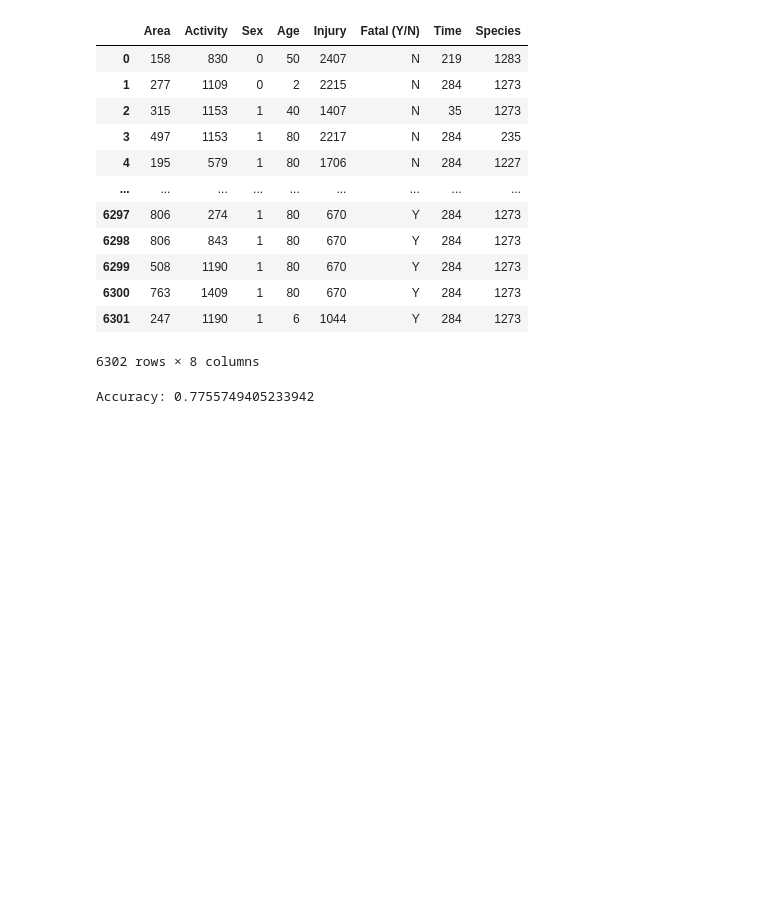
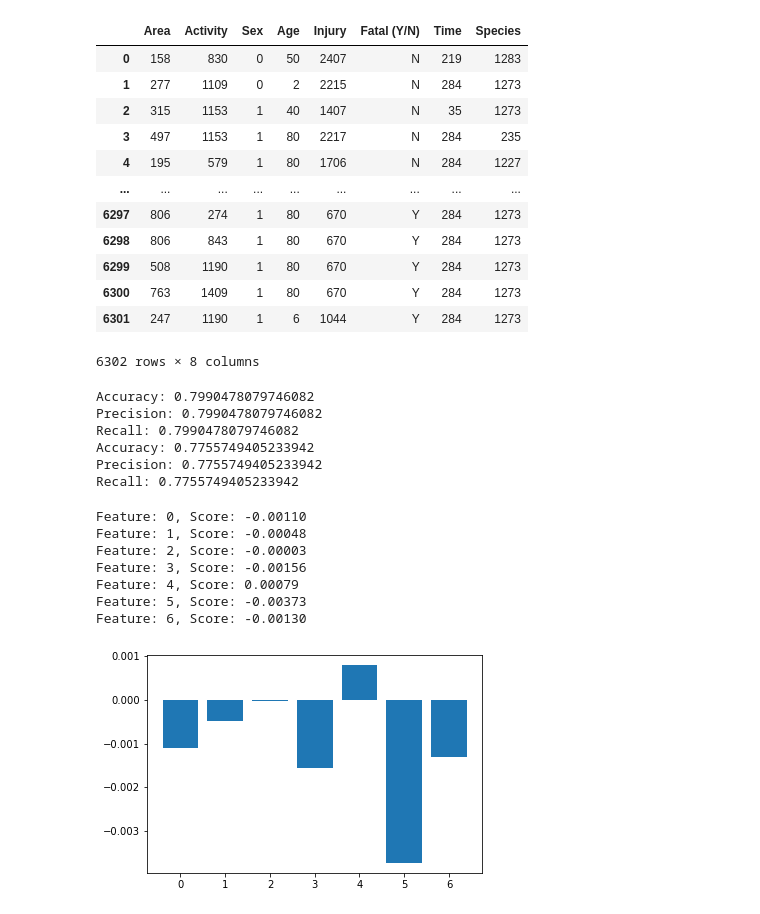
Before and after one commit to ajcipolle/sharkattack, a Jupyter notebook: Project_3_UO_Data/model_2.ipynb, the cells around one changed output. Drawn from its saved outputs; the diff is of its cells as text; code cells hidden in the pictures; blank space fills up the shorter version.

```diff
--- a/Project_3_UO_Data/model_2.ipynb
+++ b/Project_3_UO_Data/model_2.ipynb
@@ -34,19 +34,55 @@ X_train, X_test, y_train, y_test = train_test_split(X, y, test_size=test_size, r
 
 from sklearn.ensemble import RandomForestClassifier
 clf = RandomForestClassifier(max_depth=2, random_state=0)
-
 clf.fit(X_train,y_train)
-
 y_pred=clf.predict(X_test)
 
+#from sklearn.tree import DecisionTreeClassifier
+#clf = DecisionTreeClassifier(random_state=42)
+#clf = clf.fit(X_train, y_train)
+#clf.score(X_test, y_test)
+
 from sklearn import metrics
+#print('Accuracy:', metrics.accuracy_score(y_train, classifier.predict(X_train)))
+#print('Precision:', metrics.precision_score(y_train, classifier.predict(X_train), average='macro'))
+#print('Recall:', metrics.recall_score(y_train, classifier.predict(X_train), average='macro'))
+#print("Accuracy:",metrics.accuracy_score(y_test, classifier.predict(X_test)))
+#print('Precision:', metrics.precision_score(y_test, classifier.predict(X_test), average='macro'))
+#print('Recall:', metrics.recall_score(y_test, classifier.predict(X_test), average='macro'))
+print('Accuracy:', metrics.accuracy_score(y_train, clf.predict(X_train)))
+print('Precision:', metrics.precision_score(y_train, clf.predict(X_train), average='micro'))
+print('Recall:', metrics.recall_score(y_train, clf.predict(X_train), average='micro'))
 print("Accuracy:",metrics.accuracy_score(y_test, y_pred))
-prediction_df = pd.DataFrame({"Prediction": y_pred, "Actual": y_test}).reset_index(drop=True)
-prediction_df.to_csv('rf_model_2.csv')
+print('Precision:', metrics.precision_score(y_test, y_pred, average='micro'))
+print('Recall:', metrics.recall_score(y_test, y_pred, average='micro'))
+#prediction_df = pd.DataFrame({"Prediction": y_pred, "Actual": y_test}).reset_index(drop=True)
+#prediction_df
+#prediction_df.to_csv('rf_model_2.csv', index=False)
 #print(f"Training Data Score: {classifier.score(X_train, y_train)}")
 #print(f"Testing Data Score: {classifier.score(X_test, y_test)}")
-
 #predictions = classifier.predict(X_test)
 #pd.DataFrame({"Prediction": predictions, "Actual": y_test}).reset_index(drop=True)
 # %% [output]
+Accuracy: 0.7990478079746082
+Precision: 0.7990478079746082
+Recall: 0.7990478079746082
 Accuracy: 0.7755749405233942
+Precision: 0.7755749405233942
+Recall: 0.7755749405233942
+# %%
+importance = classifier.coef_[0]
+# summarize feature importance
+for i,v in enumerate(importance):
+	print('Feature: %0d, Score: %.5f' % (i,v))
+# plot feature importance
+plt.bar([x for x in range(len(importance))], importance)
+plt.show()
+# %% [output]
+Feature: 0, Score: -0.00110
+Feature: 1, Score: -0.00048
+Feature: 2, Score: -0.00003
+Feature: 3, Score: -0.00156
+Feature: 4, Score: 0.00079
+Feature: 5, Score: -0.00373
+Feature: 6, Score: -0.00130
+[figure, added]
```
Also changed, not shown: parts of 3 cells of this notebook, 3 other files.
